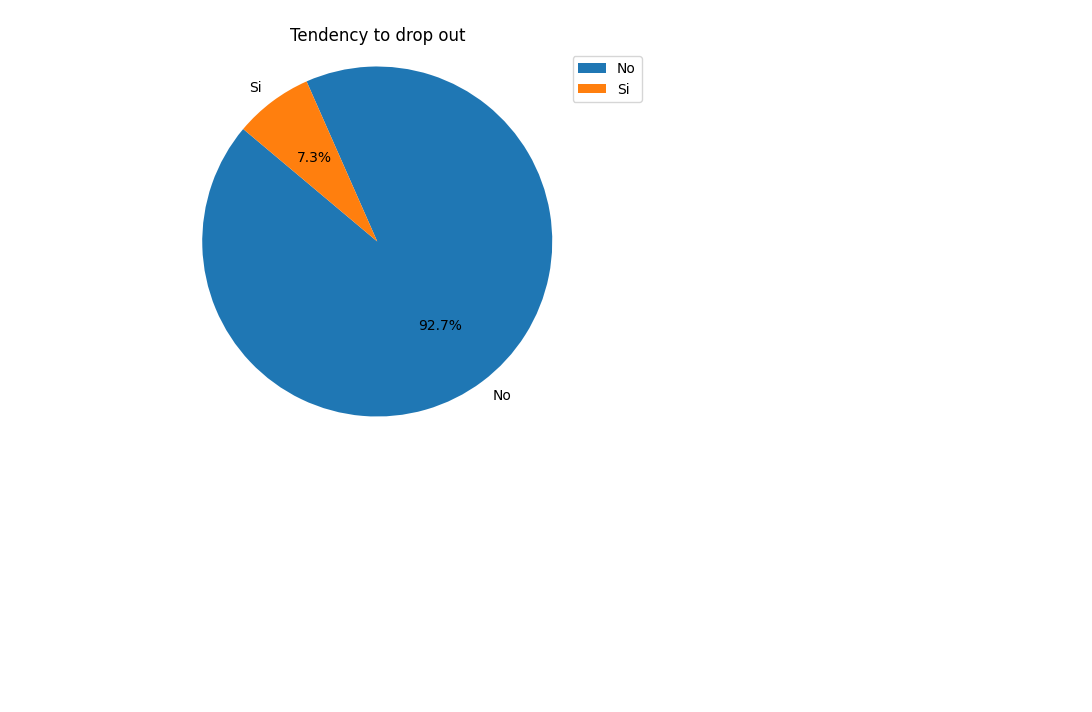
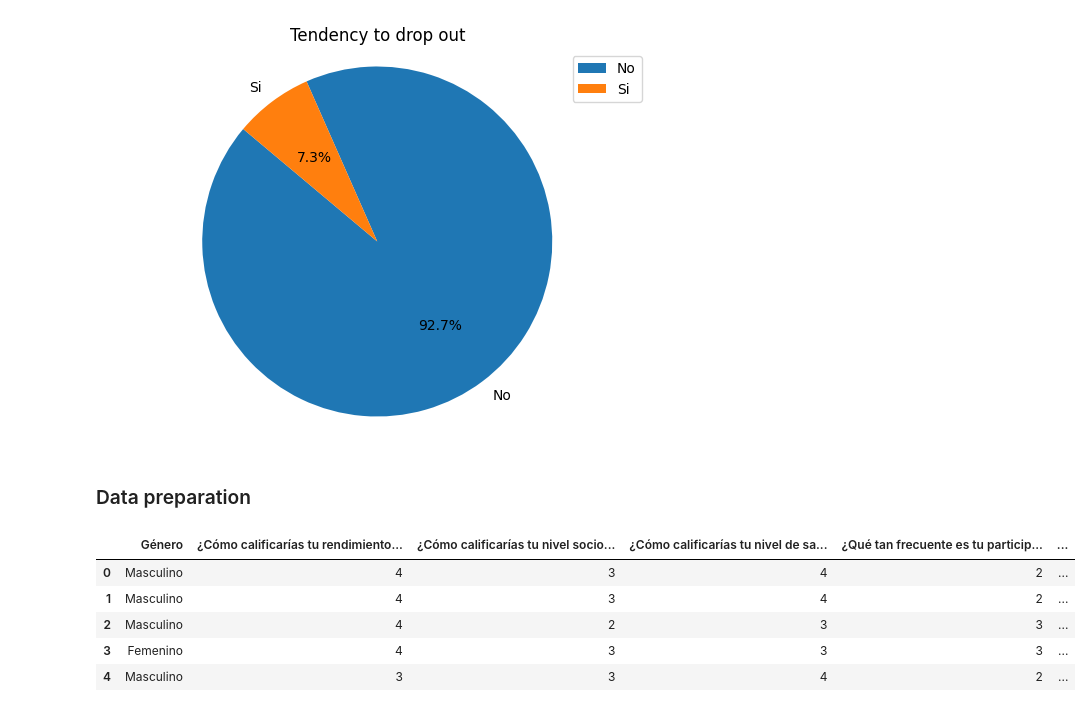
Before and after one commit to JohanPaolo/LogisticRegressionModel, a Jupyter notebook: Modelo regresión logística - Deserción estudiantil.ipynb, the cells around one changed output. Saved outputs shown, nothing was run; the diff lists cells and outputs as text; code cells hidden in the pictures; blank space fills up the shorter version.

Commit message:
Data preparation finished

```diff
--- a/Modelo regresión logística - Deserción estudiantil.ipynb
+++ b/Modelo regresión logística - Deserción estudiantil.ipynb
@@ -103,3 +103,16 @@ plt.legend(gender_count.index, loc='upper right')
 plt.show()
 # %% [output]
 [figure]
+# %% [markdown]
+### Data preparation
+# %%
+# Drop innecesary columns
+df = df.drop('Marca temporal',axis=1)
+df.head()
+# %% [output]
+|  | Género | ¿Cómo calificarías tu rendimiento... | ¿Cómo calificarías tu nivel socio... | ¿Cómo calificarías tu nivel de sa... | ¿Qué tan frecuente es tu particip... | ... |
+| 0 | Masculino | 4 | 3 | 4 | 2 | ... |
+| 1 | Masculino | 4 | 3 | 4 | 2 | ... |
+| 2 | Masculino | 4 | 2 | 3 | 3 | ... |
+| 3 | Femenino | 4 | 3 | 3 | 3 | ... |
+| 4 | Masculino | 3 | 3 | 4 | 2 | ... |
```
Also changed, not shown: parts of 3 cells of this notebook.
